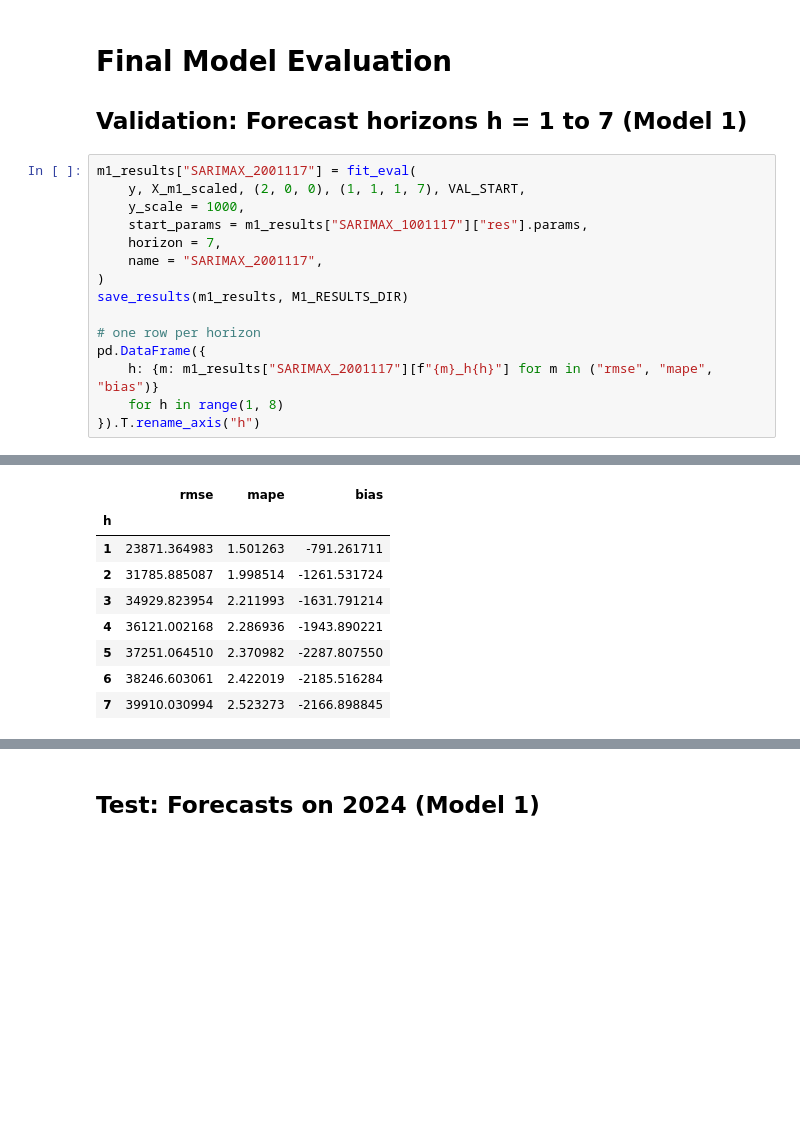
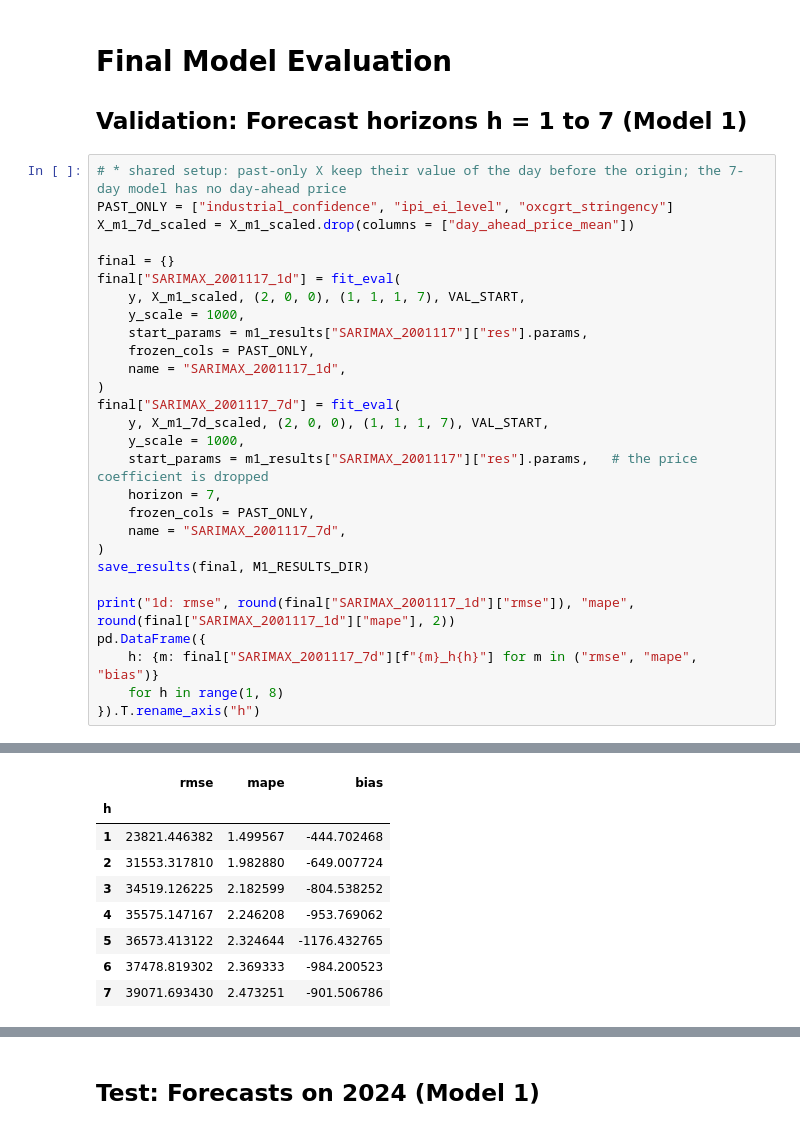
Before and after one commit to Wh4130/Germany-Electricity-Prediction-AI-DevOps, a Jupyter notebook: src/models/sarimax/daily.ipynb, the cells around one changed output, grey strips where cells are left out. Drawn from its saved outputs; the diff is of its cells as text; blank space fills up the shorter version.

```diff
--- a/src/models/sarimax/daily.ipynb
+++ b/src/models/sarimax/daily.ipynb
@@ -1209,18 +1213,31 @@ comparison
 
 ## Validation: Forecast horizons h = 1 to 7 (Model 1)
 # %%
-m1_results["SARIMAX_2001117"] = fit_eval(
+# * shared setup: past-only X keep their value of the day before the origin; the 7-day model has no day-ahead price
+PAST_ONLY = ["industrial_confidence", "ipi_ei_level", "oxcgrt_stringency"]
+X_m1_7d_scaled = X_m1_scaled.drop(columns = ["day_ahead_price_mean"])
+
+final = {}
+final["SARIMAX_2001117_1d"] = fit_eval(
     y, X_m1_scaled, (2, 0, 0), (1, 1, 1, 7), VAL_START,
     y_scale = 1000,
-    start_params = m1_results["SARIMAX_1001117"]["res"].params,
+    start_params = m1_results["SARIMAX_2001117"]["res"].params,
+    frozen_cols = PAST_ONLY,
+    name = "SARIMAX_2001117_1d",
+)
+final["SARIMAX_2001117_7d"] = fit_eval(
+    y, X_m1_7d_scaled, (2, 0, 0), (1, 1, 1, 7), VAL_START,
+    y_scale = 1000,
+    start_params = m1_results["SARIMAX_2001117"]["res"].params,   # the price coefficient is dropped
     horizon = 7,
-    name = "SARIMAX_2001117",
+    frozen_cols = PAST_ONLY,
+    name = "SARIMAX_2001117_7d",
 )
-save_results(m1_results, M1_RESULTS_DIR)
+save_results(final, M1_RESULTS_DIR)
 
-# one row per horizon
+print("1d: rmse", round(final["SARIMAX_2001117_1d"]["rmse"]), "mape", round(final["SARIMAX_2001117_1d"]["mape"], 2))
 pd.DataFrame({
-    h: {m: m1_results["SARIMAX_2001117"][f"{m}_h{h}"] for m in ("rmse", "mape", "bias")}
+    h: {m: final["SARIMAX_2001117_7d"][f"{m}_h{h}"] for m in ("rmse", "mape", "bias")}
     for h in range(1, 8)
 }).T.rename_axis("h")
 # %% [output]
@@ -1229,12 +1248,12 @@ pd.DataFrame({
 |  | rmse | mape | bias |
 | h |  |  |  |
-| 1 | 23871.364983 | 1.501263 | -791.261711 |
-| 2 | 31785.885087 | 1.998514 | -1261.531724 |
-| 3 | 34929.823954 | 2.211993 | -1631.791214 |
-| 4 | 36121.002168 | 2.286936 | -1943.890221 |
-| 5 | 37251.064510 | 2.370982 | -2287.807550 |
-| 6 | 38246.603061 | 2.422019 | -2185.516284 |
-| 7 | 39910.030994 | 2.523273 | -2166.898845 |
+| 1 | 23821.446382 | 1.499567 | -444.702468 |
+| 2 | 31553.317810 | 1.982880 | -649.007724 |
+| 3 | 34519.126225 | 2.182599 | -804.538252 |
+| 4 | 35575.147167 | 2.246208 | -953.769062 |
+| 5 | 36573.413122 | 2.324644 | -1176.432765 |
+| 6 | 37478.819302 | 2.369333 | -984.200523 |
+| 7 | 39071.693430 | 2.473251 | -901.506786 |
 # %% [markdown]
 **Findings**
 
```
Also changed, not shown: parts of 18 cells of this notebook, 39 other files.
